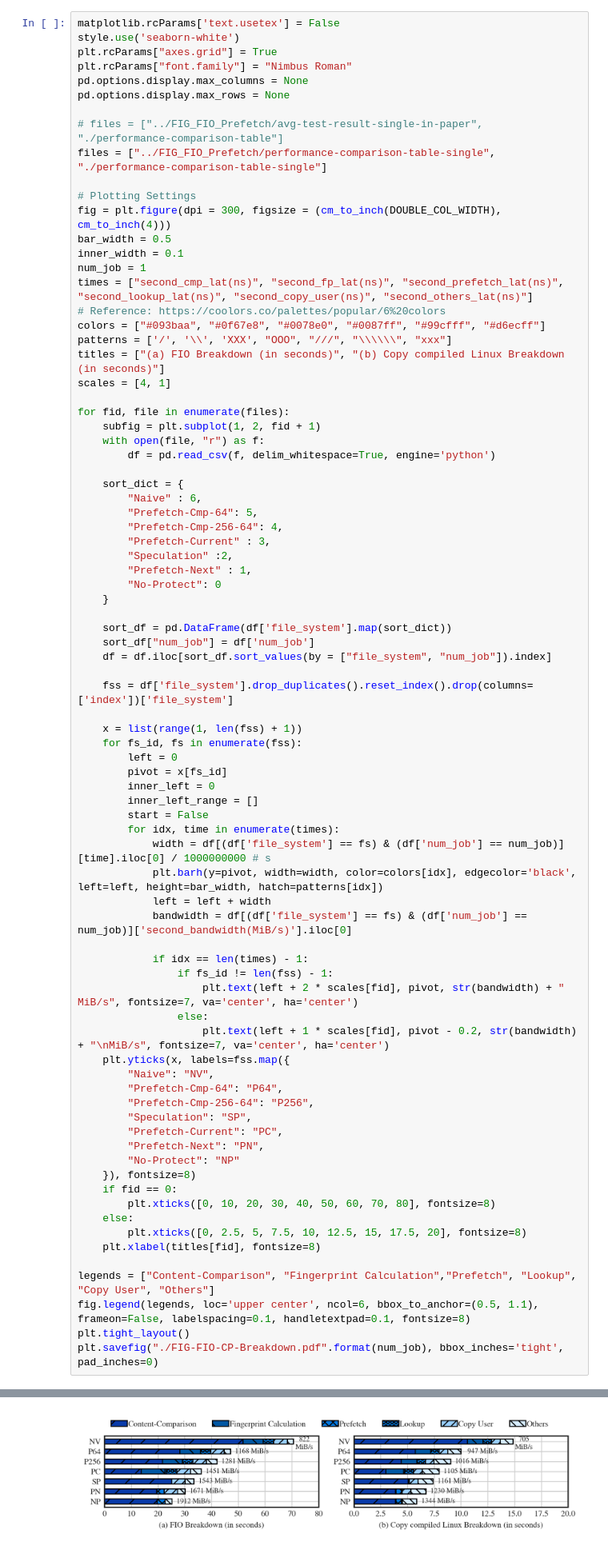
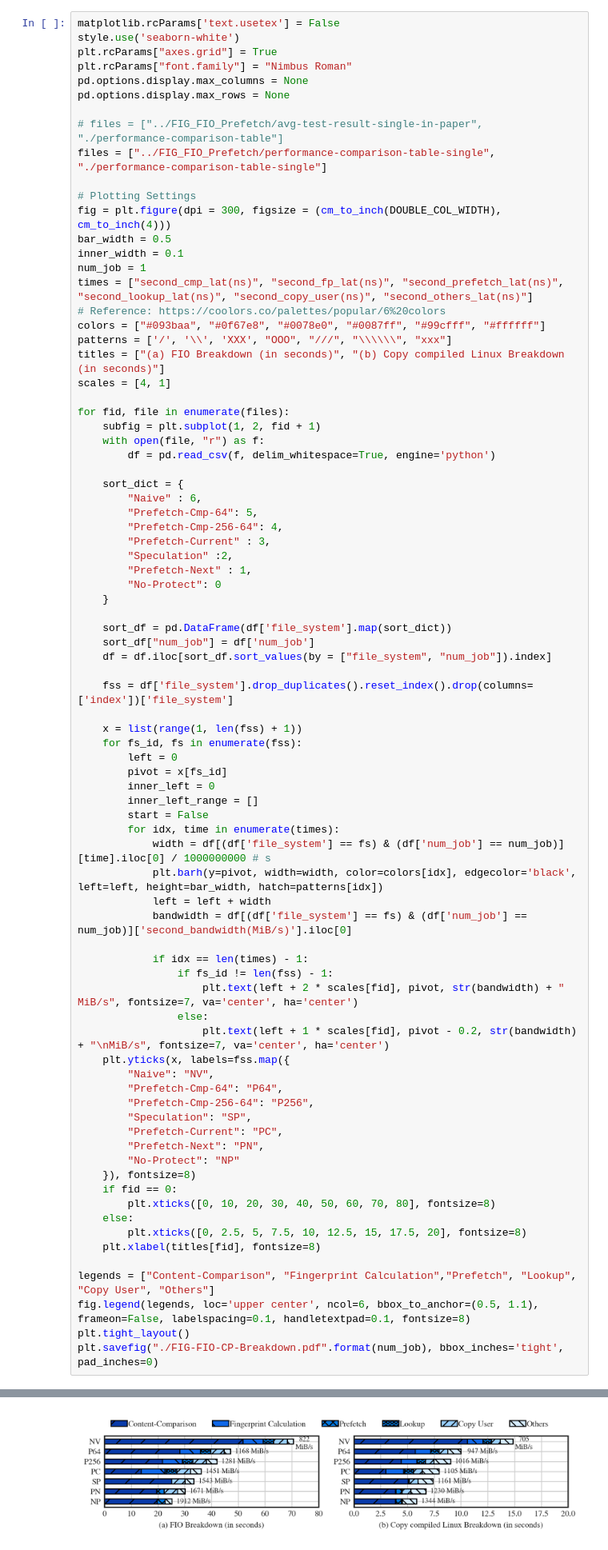
Before and after one commit to Light-Dedup/tests, a Jupyter notebook: FIG_CP_Prefetch/plot.ipynb, the cells around one changed output, grey strips where cells are left out. Shown at 80% size. Drawn from its saved outputs; the diff is of its cells as text.

```diff
--- a/FIG_CP_Prefetch/plot.ipynb
+++ b/FIG_CP_Prefetch/plot.ipynb
@@ -109,7 +109,7 @@ inner_width = 0.1
 num_job = 1
 times = ["second_cmp_lat(ns)", "second_fp_lat(ns)", "second_prefetch_lat(ns)", "second_lookup_lat(ns)", "second_copy_user(ns)", "second_others_lat(ns)"]
 # Reference: https://coolors.co/palettes/popular/6%20colors
-colors = ["#093baa", "#0f67e8", "#0078e0", "#0087ff", "#99cfff", "#d6ecff"]
+colors = ["#093baa", "#0f67e8", "#0078e0", "#0087ff", "#99cfff", "#ffffff"]
 patterns = ['/', '\\', 'XXX', "OOO", "///", "\\\\\\", "xxx"]
 titles = ["(a) FIO Breakdown (in seconds)", "(b) Copy compiled Linux Breakdown (in seconds)"]
 scales = [4, 1]
@@ -147,31 +147,31 @@ for fid, file in enumerate(files):
             plt.barh(y=pivot, width=width, color=colors[idx], edgecolor='black', left=left, height=bar_width, hatch=patterns[idx])
             left = left + width
             bandwidth = df[(df['file_system'] == fs) & (df['num_job'] == num_job)]['second_bandwidth(MiB/s)'].iloc[0]
 
             if idx == len(times) - 1:
                 if fs_id != len(fss) - 1:
                     plt.text(left + 2 * scales[fid], pivot, str(bandwidth) + " MiB/s", fontsize=7, va='center', ha='center')
                 else:
                     plt.text(left + 1 * scales[fid], pivot - 0.2, str(bandwidth) + "\nMiB/s", fontsize=7, va='center', ha='center')
     plt.yticks(x, labels=fss.map({
         "Naive": "NV",
         "Prefetch-Cmp-64": "P64",
         "Prefetch-Cmp-256-64": "P256",
         "Speculation": "SP",
         "Prefetch-Current": "PC",
         "Prefetch-Next": "PN",
         "No-Protect": "NP"
     }), fontsize=8)
     if fid == 0:
         plt.xticks([0, 10, 20, 30, 40, 50, 60, 70, 80], fontsize=8)
     else:
         plt.xticks([0, 2.5, 5, 7.5, 10, 12.5, 15, 17.5, 20], fontsize=8)
     plt.xlabel(titles[fid], fontsize=8)
 
 legends = ["Content-Comparison", "Fingerprint Calculation","Prefetch", "Lookup", "Copy User", "Others"]
 fig.legend(legends, loc='upper center', ncol=6, bbox_to_anchor=(0.5, 1.1), frameon=False, labelspacing=0.1, handletextpad=0.1, fontsize=8)
 plt.tight_layout()
 plt.savefig("./FIG-FIO-CP-Breakdown.pdf".format(num_job), bbox_inches='tight', pad_inches=0)
 # %% [output]
 'NimbusRoman-Regular.otf' can not be subsetted into a Type 3 font. The entire font will be embedded in the output.
-[figure, old version]
+[figure, new version]
```
Also changed, not shown: 3 other files.
